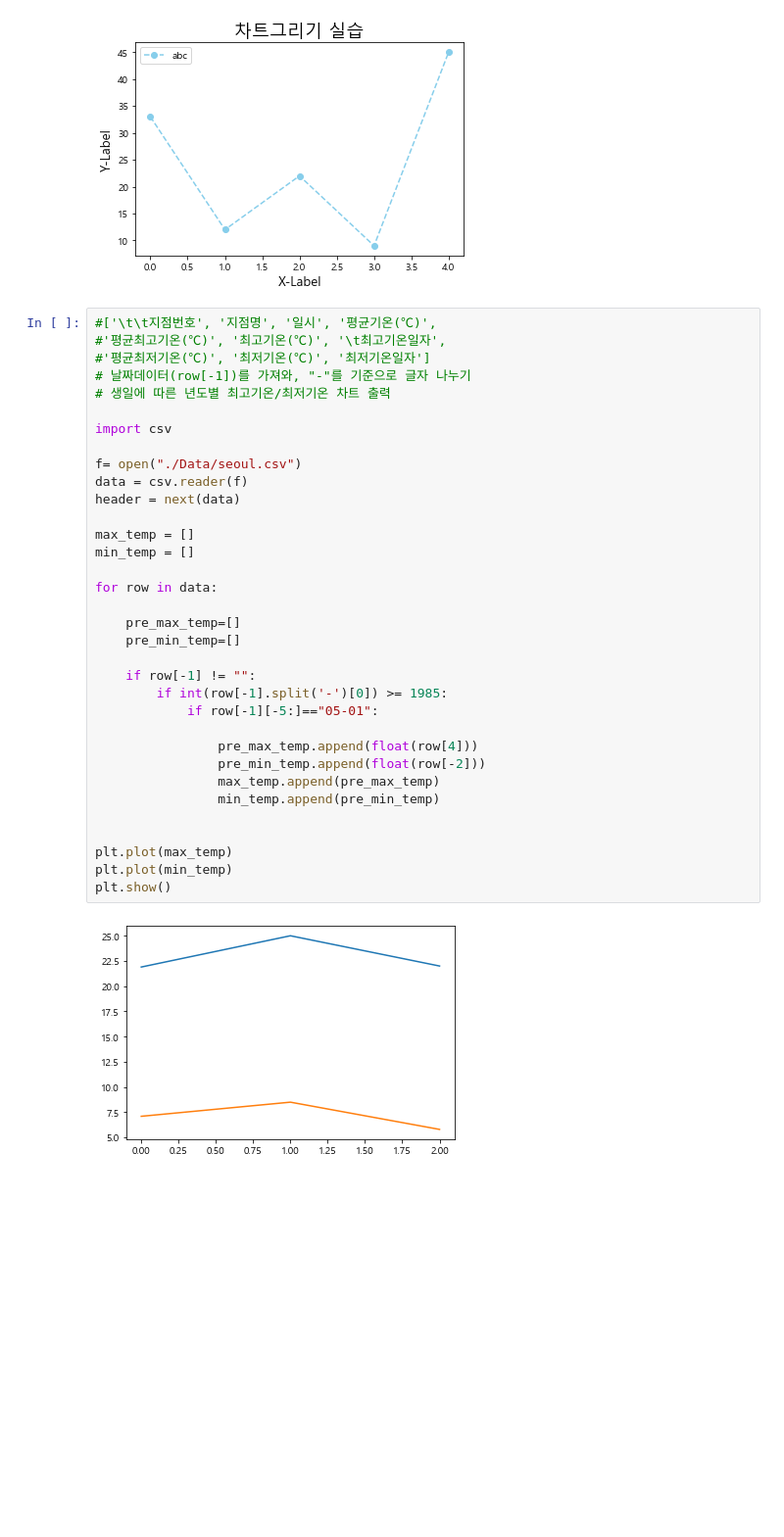
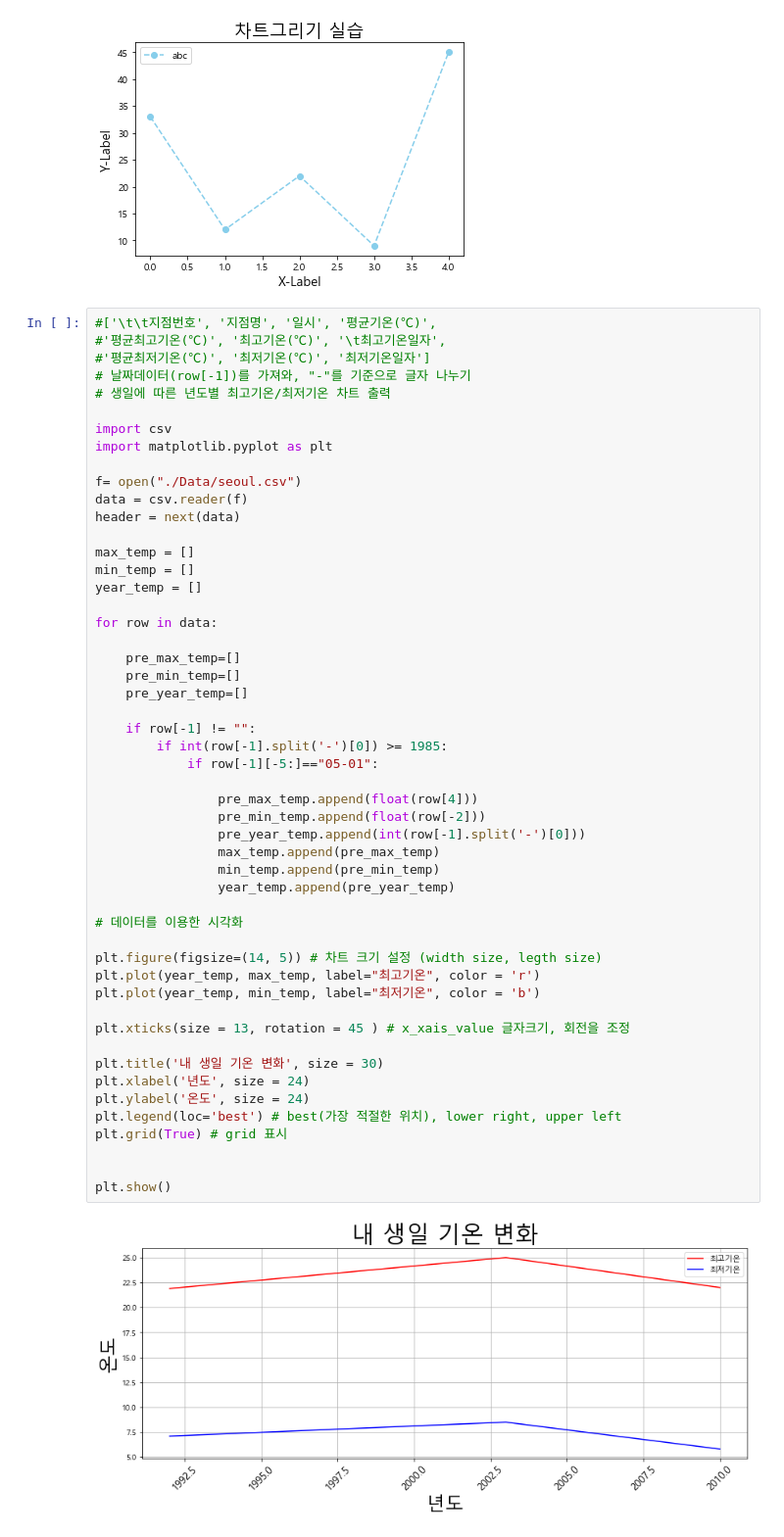
Before and after one commit to kickandfit/python_TIL, a Jupyter notebook: 210630_application_of_CSV_and_pandas.ipynb, the cells around one changed output. Shown at 98% size. Drawn from its saved outputs; the diff is of its cells as text; blank space fills up the shorter version.

```diff
--- a/210630_application_of_CSV_and_pandas.ipynb
+++ b/210630_application_of_CSV_and_pandas.ipynb
@@ -117,33 +117,50 @@ plt.show()
 #'평균최저기온(℃)', '최저기온(℃)', '최저기온일자']
 # 날짜데이터(row[-1])를 가져와, "-"를 기준으로 글자 나누기
 # 생일에 따른 년도별 최고기온/최저기온 차트 출력
 
 import csv
+import matplotlib.pyplot as plt
 
 f= open("./Data/seoul.csv")
 data = csv.reader(f)
 header = next(data)
 
 max_temp = []
 min_temp = []
+year_temp = []
 
 for row in data:
 
     pre_max_temp=[]
     pre_min_temp=[]
+    pre_year_temp=[]
 
     if row[-1] != "":
         if int(row[-1].split('-')[0]) >= 1985:
             if row[-1][-5:]=="05-01":
 
                 pre_max_temp.append(float(row[4]))
                 pre_min_temp.append(float(row[-2]))
+                pre_year_temp.append(int(row[-1].split('-')[0]))
                 max_temp.append(pre_max_temp)
                 min_temp.append(pre_min_temp)
+                year_temp.append(pre_year_temp)
+
+# 데이터를 이용한 시각화
+
+plt.figure(figsize=(14, 5)) # 차트 크기 설정 (width size, legth size)
+plt.plot(year_temp, max_temp, label="최고기온", color = 'r')
+plt.plot(year_temp, min_temp, label="최저기온", color = 'b')
+
+plt.xticks(size = 13, rotation = 45 ) # x_xais_value 글자크기, 회전을 조정
+
+plt.title('내 생일 기온 변화', size = 30)
+plt.xlabel('년도', size = 24)
+plt.ylabel('온도', size = 24)
+plt.legend(loc='best') # best(가장 적절한 위치), lower right, upper left
+plt.grid(True) # grid 표시
 
 
-plt.plot(max_temp)
-plt.plot(min_temp)
 plt.show()
 # %% [output]
-[figure, old version]
+[figure, new version]
```
Also changed, not shown: parts of 6 cells of this notebook, 3 other files.
